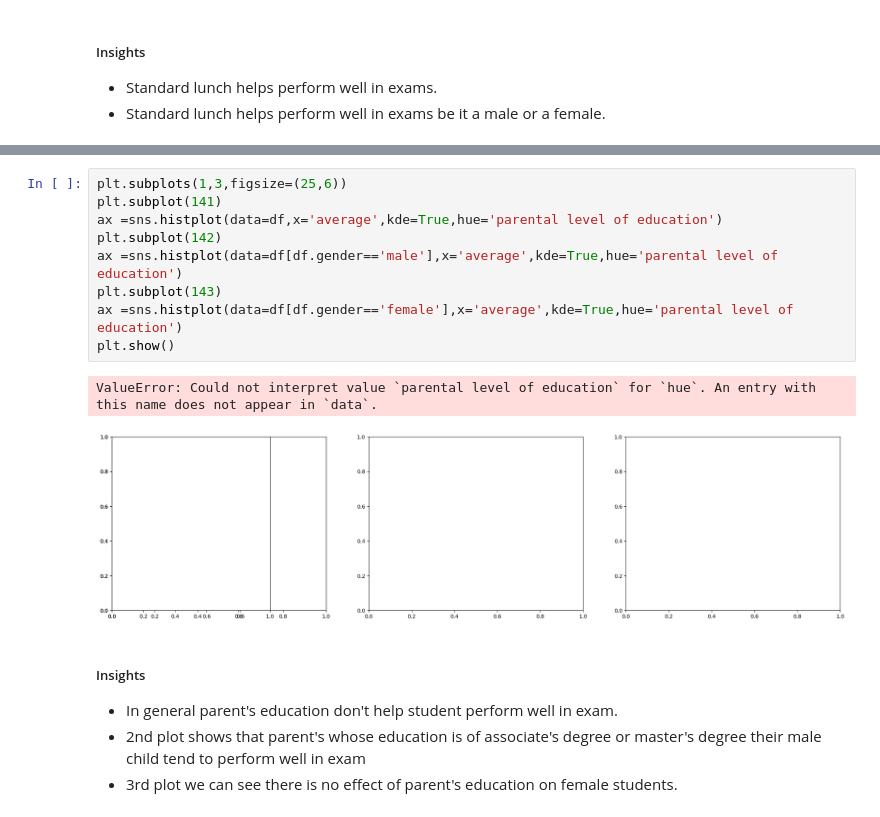
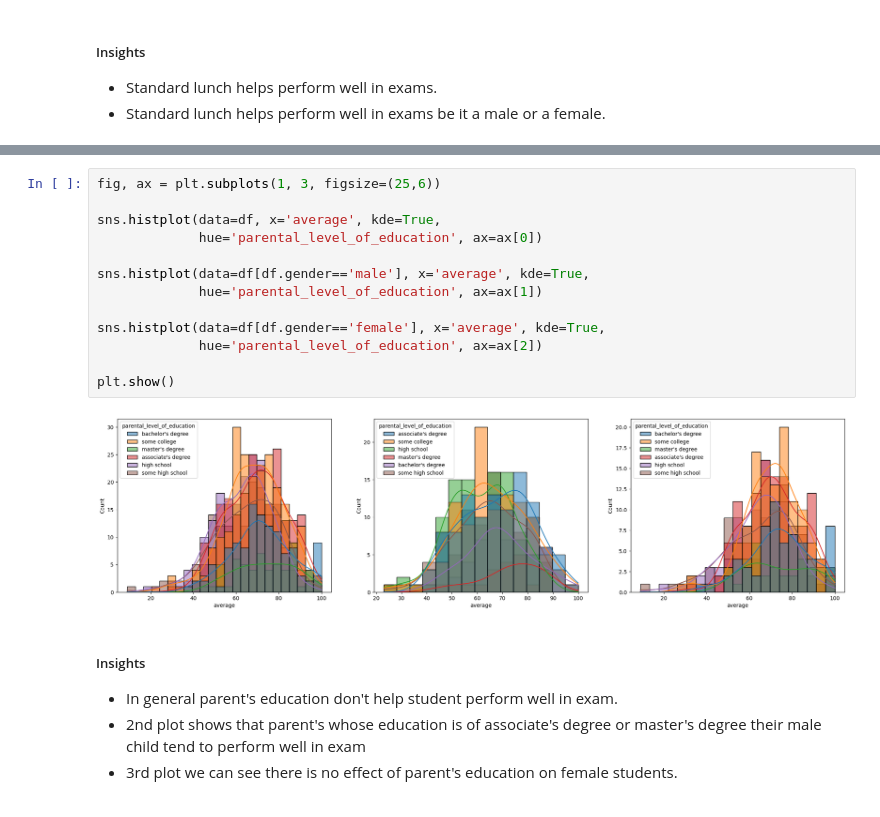
Before and after one commit to muzamilmustafa-28/mlproject, a Jupyter notebook: notebook/1 . EDA STUDENT PERFORMANCE .ipynb, the cells around one changed output, grey strips where cells are left out. Drawn from its saved outputs; the diff is of its cells as text.

```diff
--- a/notebook/1 . EDA STUDENT PERFORMANCE .ipynb
+++ b/notebook/1 . EDA STUDENT PERFORMANCE .ipynb
@@ -303,15 +304,18 @@ plt.show()
 # %%
-plt.subplots(1,3,figsize=(25,6))
-plt.subplot(141)
-ax =sns.histplot(data=df,x='average',kde=True,hue='parental level of education')
-plt.subplot(142)
-ax =sns.histplot(data=df[df.gender=='male'],x='average',kde=True,hue='parental level of education')
-plt.subplot(143)
-ax =sns.histplot(data=df[df.gender=='female'],x='average',kde=True,hue='parental level of education')
+fig, ax = plt.subplots(1, 3, figsize=(25,6))
+
+sns.histplot(data=df, x='average', kde=True,
+             hue='parental_level_of_education', ax=ax[0])
+
+sns.histplot(data=df[df.gender=='male'], x='average', kde=True,
+             hue='parental_level_of_education', ax=ax[1])
+
+sns.histplot(data=df[df.gender=='female'], x='average', kde=True,
+             hue='parental_level_of_education', ax=ax[2])
+
 plt.show()
 # %% [output]
-ValueError: Could not interpret value `parental level of education` for `hue`. An entry with this name does not appear in `data`.
-[figure, old version]
+[figure, new version]
 # %% [markdown]
 #####  Insights
 - In general parent's education don't help student perform well in exam.
```
Also changed, not shown: parts of 24 cells of this notebook, 1 other file.
